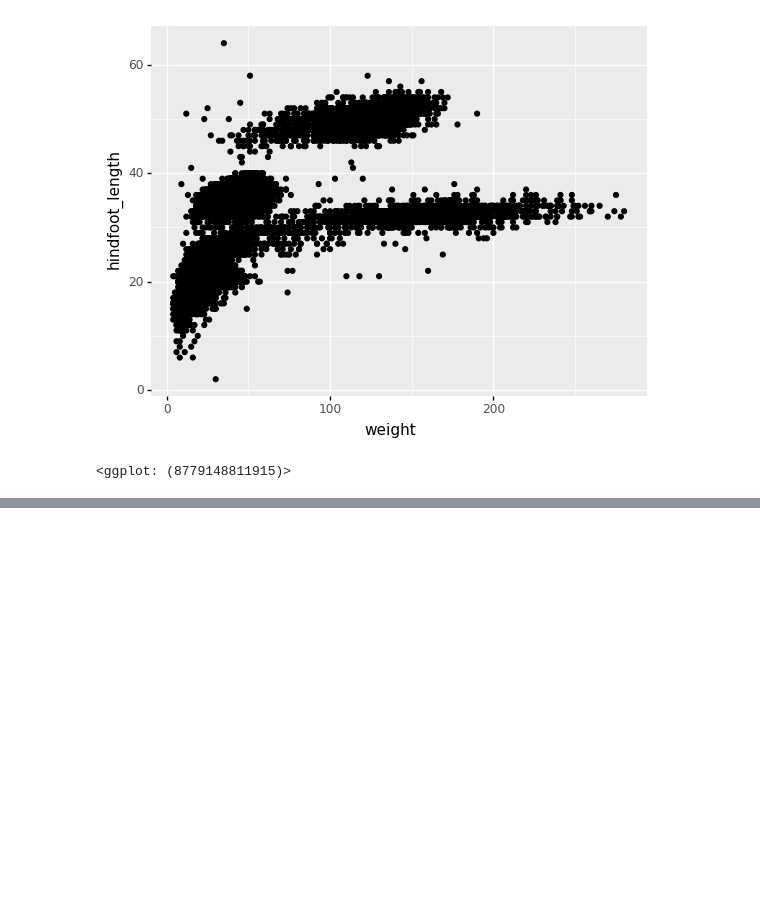
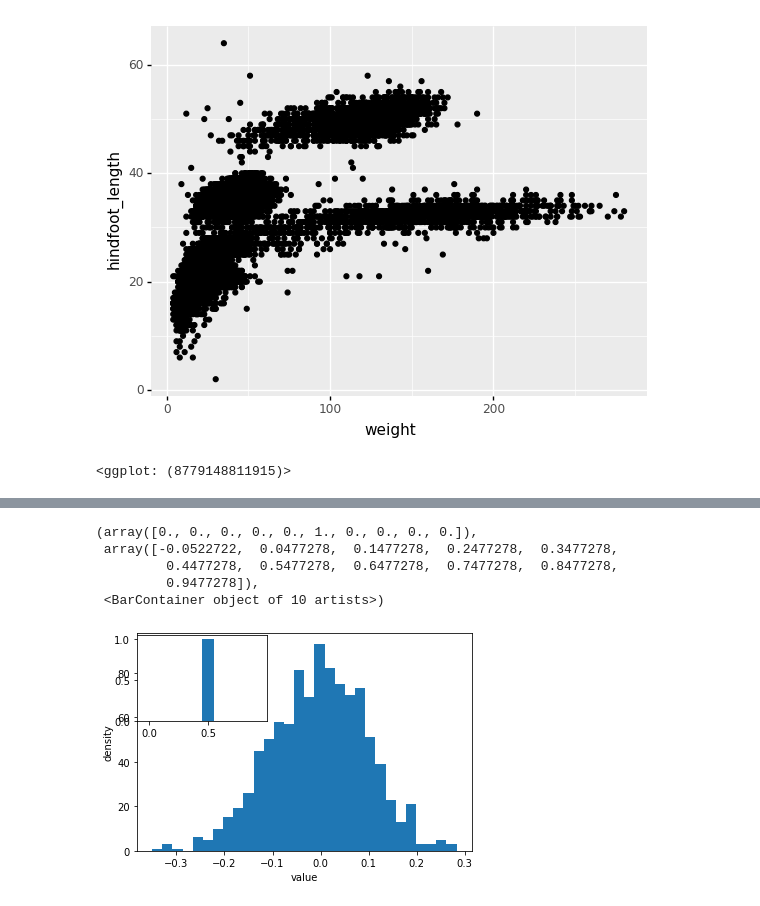
Before and after one commit to BryanAbuchery/LearningPython3, a Jupyter notebook: Python_Exercises.ipynb, the cells around one changed output, grey strips where cells are left out. Drawn from its saved outputs; the diff is of its cells as text; code cells hidden in the pictures; blank space fills up the shorter version.

```diff
--- a/Python_Exercises.ipynb
+++ b/Python_Exercises.ipynb
@@ -366,0 +386,24 @@ my_plot
+# %%
+fig, ax1 = plt.subplots() # prepare a matplotlib figure, gives me full control as i can add more graph details.
+ax1.hist(sample_data, 30)
+# Add a plot of a Beta distribution
+a = 5
+b = 10
+beta_draws = np.random.beta(a, b)
+# adapt the labels
+ax1.set_ylabel('density')
+ax1.set_xlabel('value')
+
+# add additional axes to the figure
+ax2 = fig.add_axes([0.125, 0.575, 0.3, 0.3])
+#ax2 = fig.add_axes([left, bottom, right, top])
+ax2.hist(beta_draws)
+#plt.show() is optional because Jupyter Notebooks does the visualizing for me. However using the command line,
+#i have to make sure that i have used it.
+# %% [output]
+(array([0., 0., 0., 0., 0., 1., 0., 0., 0., 0.]),
+ array([-0.0522722,  0.0477278,  0.1477278,  0.2477278,  0.3477278,
+         0.4477278,  0.5477278,  0.6477278,  0.7477278,  0.8477278,
+         0.9477278]),
+ <BarContainer object of 10 artists>)
+[figure, added]
```
Also changed, not shown: parts of 8 cells of this notebook, 1 other file.
